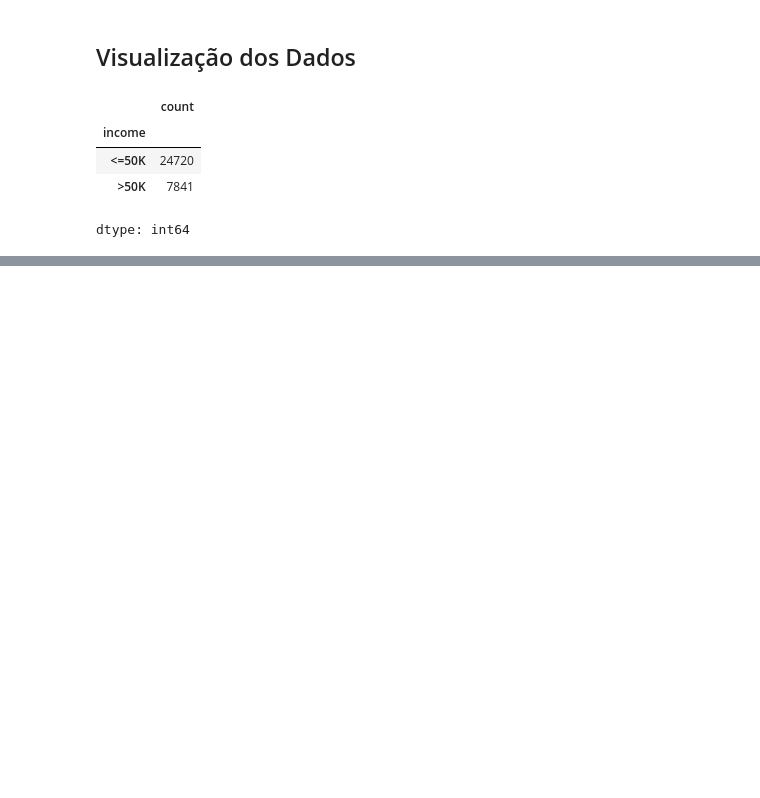
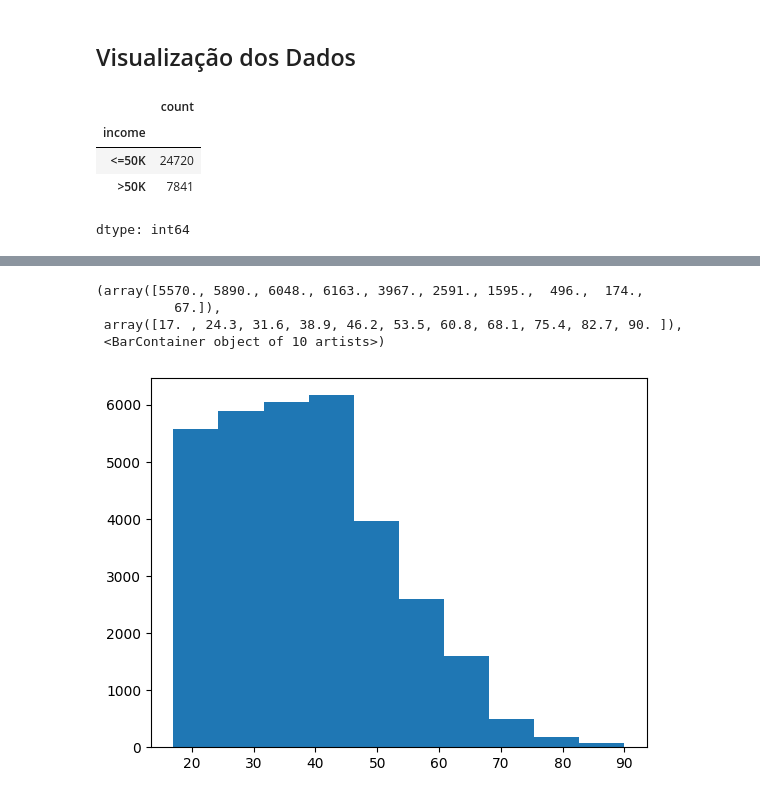
Before and after one commit to rafflds/Censo, a Jupyter notebook: Censo.ipynb, the cells around one changed output, grey strips where cells are left out. Cells and saved outputs as stored; diff of their text form; code cells hidden in the pictures; blank space fills up the shorter version.

```diff
--- a/Censo.ipynb
+++ b/Censo.ipynb
@@ -76,0 +84,11 @@ sns.countplot(x='income', data=base_censo)
+# %%
+# Mais de 6mil pessoas tem entre 40 e 45 anos
+# Menos de 500 pessoas tem entre 80 e 90 anos
+# Entre 5mil e 6mil pessoas, tem entre 20 e 25 anos
+plt.hist(x='age', data=base_censo)
+# %% [output]
+(array([5570., 5890., 6048., 6163., 3967., 2591., 1595.,  496.,  174.,
+          67.]),
+ array([17. , 24.3, 31.6, 38.9, 46.2, 53.5, 60.8, 68.1, 75.4, 82.7, 90. ]),
+ <BarContainer object of 10 artists>)
+[figure, added]
```
Also changed, not shown: parts of 8 cells of this notebook.
